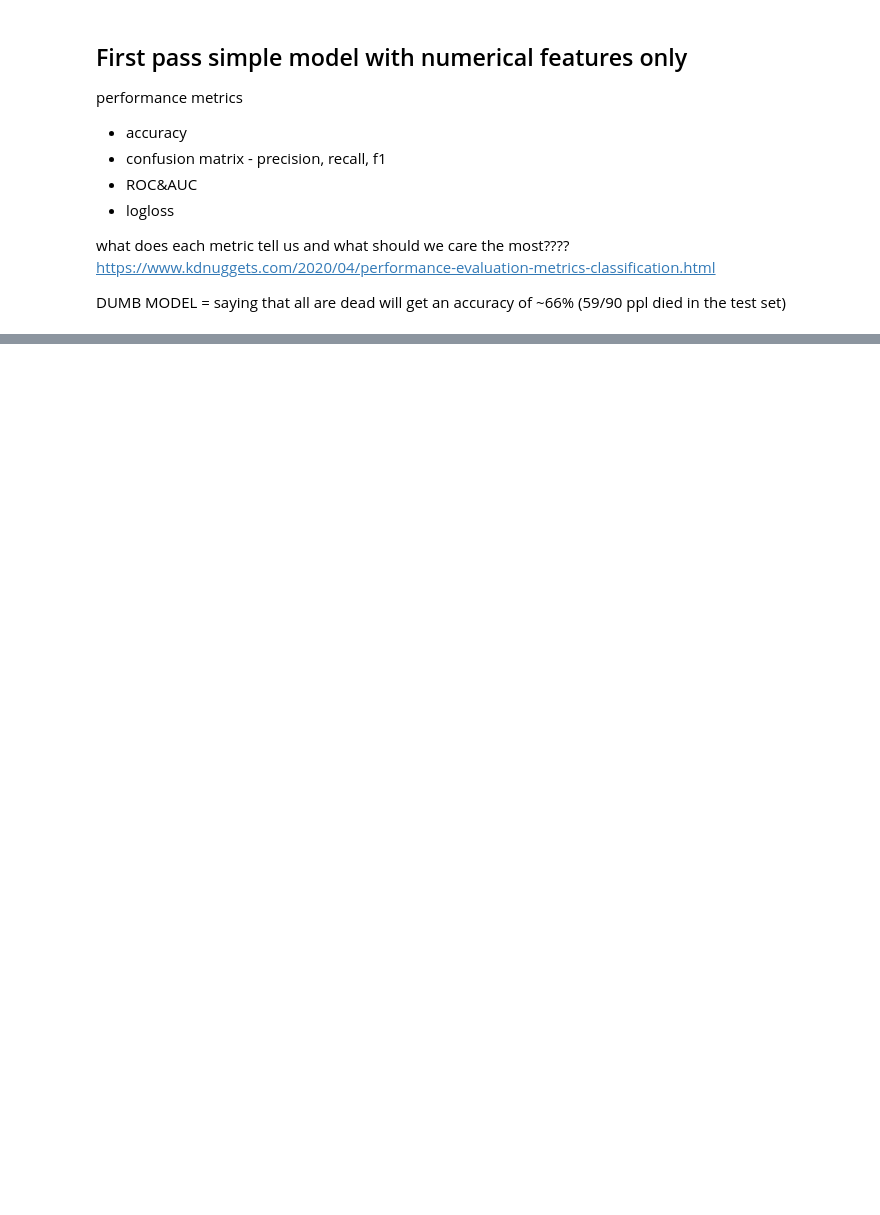
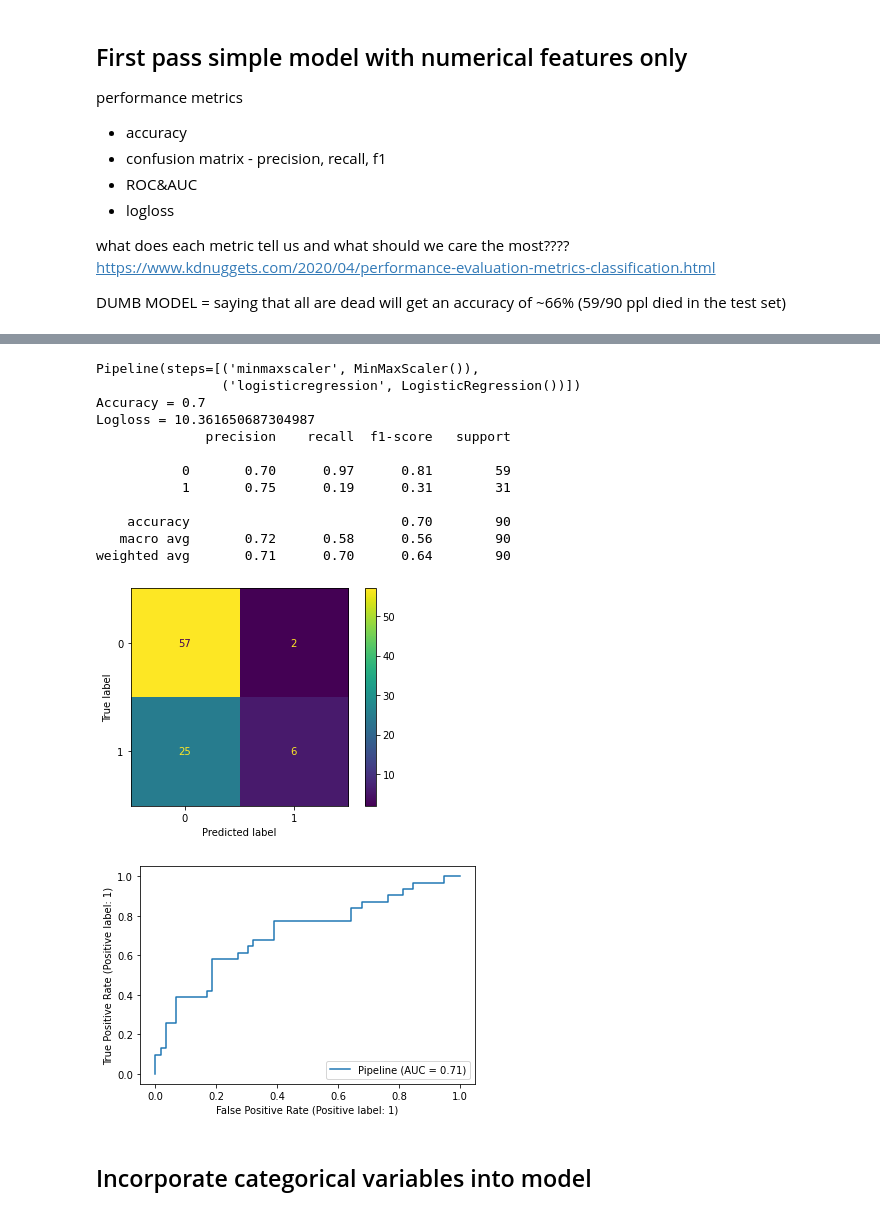
Before and after one commit to tawiwut-cha/datacamp_projects, a Jupyter notebook: titanic/notebook.ipynb, the cells around one changed output, grey strips where cells are left out. Drawn from its saved outputs; the diff is of its cells as text; code cells hidden in the pictures; blank space fills up the shorter version.

Commit message:
integrated categorical variables

```diff
--- a/titanic/notebook.ipynb
+++ b/titanic/notebook.ipynb
@@ -224,0 +254,36 @@ weighted avg       0.68      0.70      0.67        90
+# %%
+# experiment on scalers
+from sklearn.pipeline import make_pipeline
+from sklearn.preprocessing import StandardScaler, MinMaxScaler, Normalizer, RobustScaler, PowerTransformer
+
+scalers = [StandardScaler(), MinMaxScaler(), Normalizer(), RobustScaler(), PowerTransformer()]
+pls = [make_pipeline(s, LogisticRegression()) for s in scalers]
+
+for pl in pls:
+    # print(pl)
+    pl.fit(X_train_num, y_train)
+    y_pred = pl.predict(X_test_num)
+    # print('Accuracy = {}'.format(accuracy_score(y_test, y_pred)))
+    # print(classification_report(y_test, y_pred))
+
+# no improvement on accuracy
+# but minmax_scaler got better recall for 0
+print(pls[1])
+evaluate_cf(pls[1], X_train_num, y_train, X_test_num, y_test)
+# %% [output]
+Pipeline(steps=[('minmaxscaler', MinMaxScaler()),
+                ('logisticregression', LogisticRegression())])
+Accuracy = 0.7
+Logloss = 10.361650687304987
+              precision    recall  f1-score   support
+
+           0       0.70      0.97      0.81        59
+           1       0.75      0.19      0.31        31
+
+    accuracy                           0.70        90
+   macro avg       0.72      0.58      0.56        90
+weighted avg       0.71      0.70      0.64        90
+[figure, added]
+[figure, added]
+# %% [markdown]
+## Incorporate categorical variables into model
```
Also changed, not shown: parts of 15 cells of this notebook.
